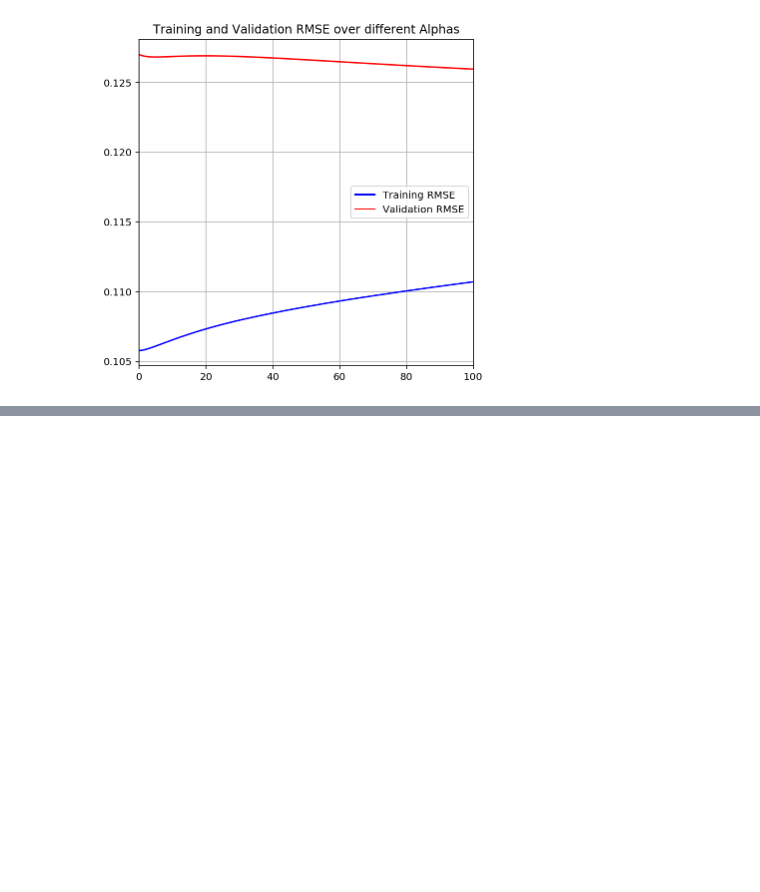
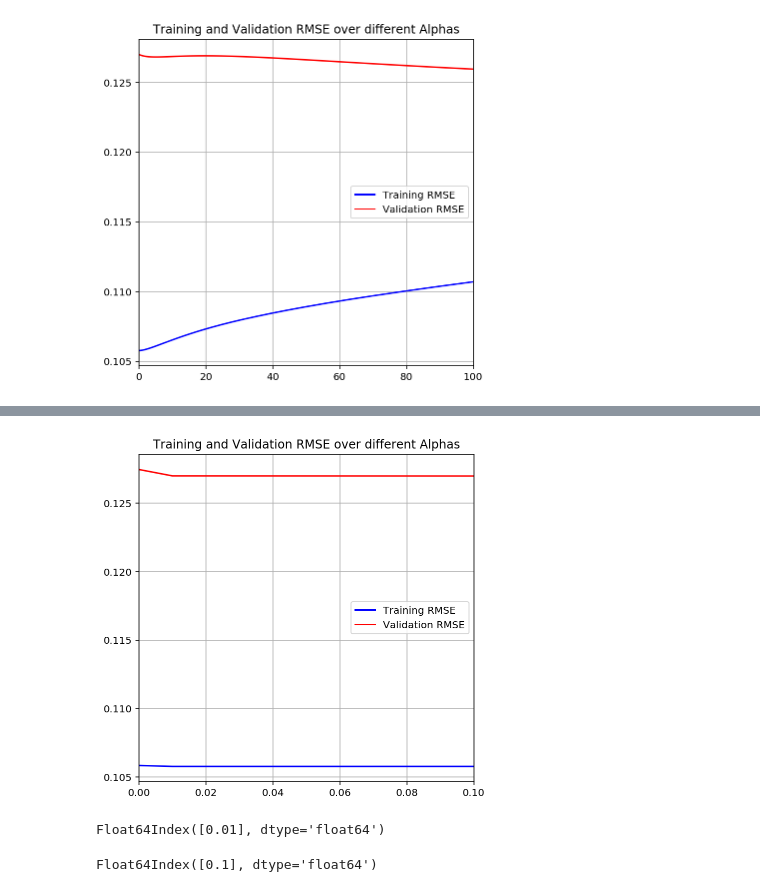
Before and after one commit to Joshuayeo95/Housing-Prices, a Jupyter notebook: linear_models.ipynb, the cells around one changed output, grey strips where cells are left out. Cells and saved outputs as stored; diff of their text form; code cells hidden in the pictures; blank space fills up the shorter version.

```diff
--- a/linear_models.ipynb
+++ b/linear_models.ipynb
@@ -457,0 +590,14 @@ gscv_lasso_model.best_params_
+# %%
+alpha_vector = np.linspace(0,0.1,11)
+# %%
+ridge_rmse_train, ridge_rmse_valid = ridge_alpha_plots(alpha_vector, X_train, y_train, X_valid, y_valid, return_series=True)
+# %% [output]
+[figure, added]
+# %%
+ridge_rmse_train.nsmallest(n=1).index
+# %% [output]
+Float64Index([0.01], dtype='float64')
+# %%
+ridge_rmse_valid.nsmallest(n=1).index
+# %% [output]
+Float64Index([0.1], dtype='float64')
```
Also changed, not shown: parts of 79 cells of this notebook.
